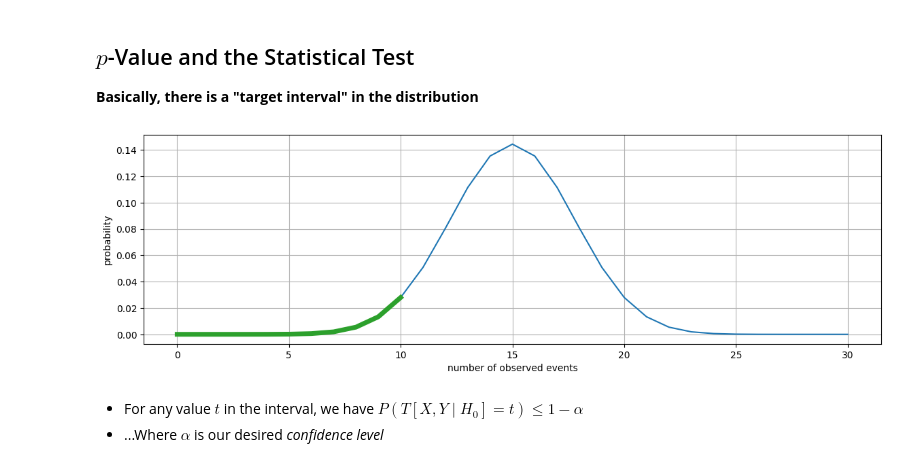
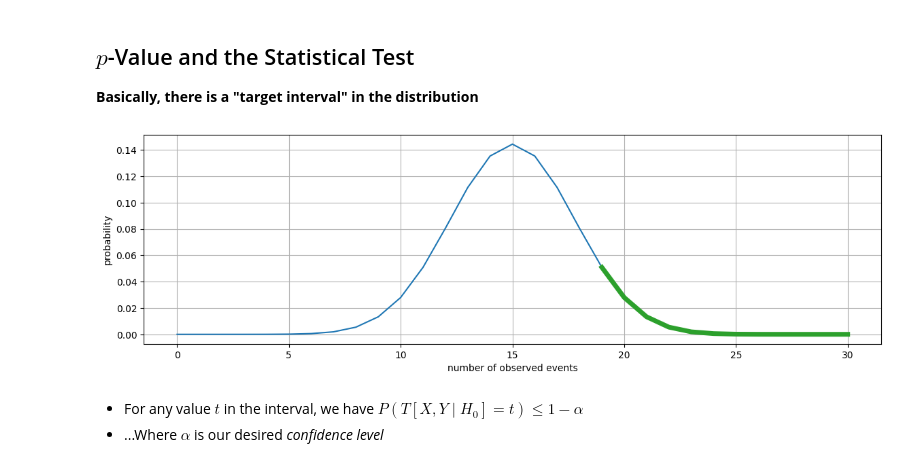
Before and after one commit to a3i-2024-2025/06-at, a Jupyter notebook: notebooks/5. All Relevant Feature Selection.ipynb, the cells around one changed output. Cells and saved outputs as stored; diff of their text form; code cells hidden in the pictures.

```diff
--- a/notebooks/5. All Relevant Feature Selection.ipynb
+++ b/notebooks/5. All Relevant Feature Selection.ipynb
@@ -329,9 +329,9 @@ Any sufficiently low probability will allow use to reject $H_0$
 
 **Basically, there is a "target interval" in the distribution**
 # %%
-util.binomial_plot(n=30, p=0.5, l_alpha=0.05, figsize=figsize)
+util.binomial_plot(n=30, p=0.5, r_alpha=0.05, figsize=figsize)
 # %% [output]
-[figure, old version]
+[figure, new version]
 # %% [markdown]
 * For any value $t$ in the interval, we have $P(T[X, Y \mid H_0] = t) \leq 1-\alpha$
 * ...Where $\alpha$ is our desired _confidence level_
```
Also changed, not shown: parts of 3 cells of this notebook, 3 other files.
